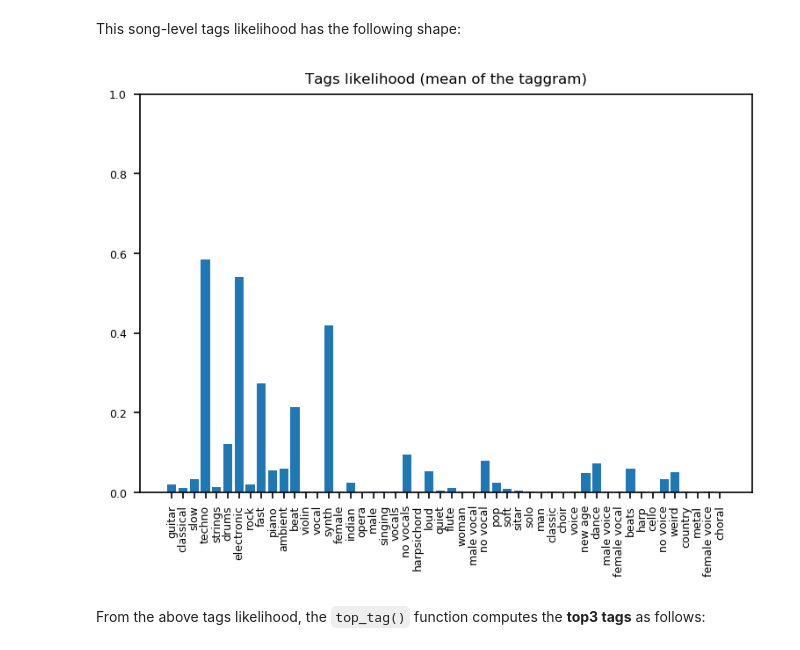
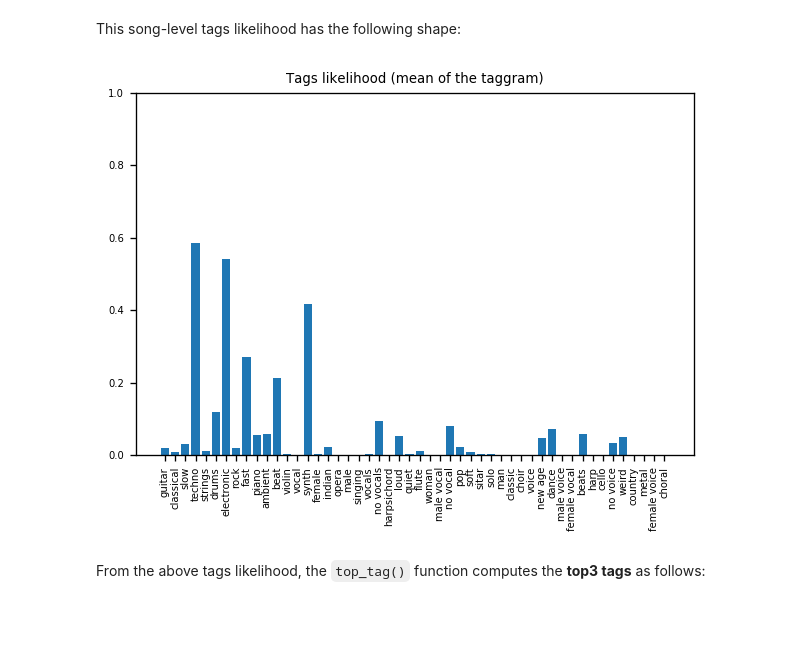
Before and after one commit to jordipons/musicnn, a Jupyter notebook: basic example.ipynb, the cells around one changed output. Saved outputs shown, nothing was run; the diff lists cells and outputs as text; code cells hidden in the pictures; blank space fills up the shorter version.

```diff
--- a/basic example.ipynb
+++ b/basic example.ipynb
@@ -29,7 +29,7 @@ Computing spectrogram (w/ librosa) and tags (w/ tensorflow)..
 import numpy as np
 import matplotlib.pyplot as plt
 # %%
-plt.rcParams['figure.dpi'] = 150 # make it big: to properlly visualize the figure
+plt.rcParams['figure.dpi'] = 120 # make it big: to properlly visualize the figure
 in_length = 3 # seconds -- by default, the model takes inputs of 3 seconds with no overlap
 
 # depict taggram
@@ -68,29 +68,29 @@ tags_likelihood_mean = np.mean(taggram, axis=0) # averaging the Taggram through
 # %% [markdown]
 This song-level tags likelihood has the following shape:
 # %%
-plt.rcParams['figure.dpi'] = 150 # make it big: to properlly visualize the figure
+plt.rcParams['figure.dpi'] = 120 # make it big: to properlly visualize the figure
 
 fig, ax = plt.subplots()
 
 # title
 ax.title.set_text('Tags likelihood (mean of the taggram)')
 ax.title.set_fontsize(8)
 
 # y-axis
 ax.set_ylim((0, 1))
 ax.tick_params(axis="y", labelsize=6)
 
 # x-axis
 ax.tick_params(axis="x", labelsize=6)
 pos = np.arange(len(tags))
 ax.set_xticks(pos)
 ax.set_xticklabels(tags, rotation=90)
 
 # depict song-level tags likelihood
 ax.bar(pos, tags_likelihood_mean)
 plt.show()
 # %% [output]
-[figure, old version]
+[figure, new version]
 # %% [markdown]
 From the above tags likelihood, the `top_tag()` function computes the **top3 tags** as follows:
 # %%
```
Also changed, not shown: 1 other file.
